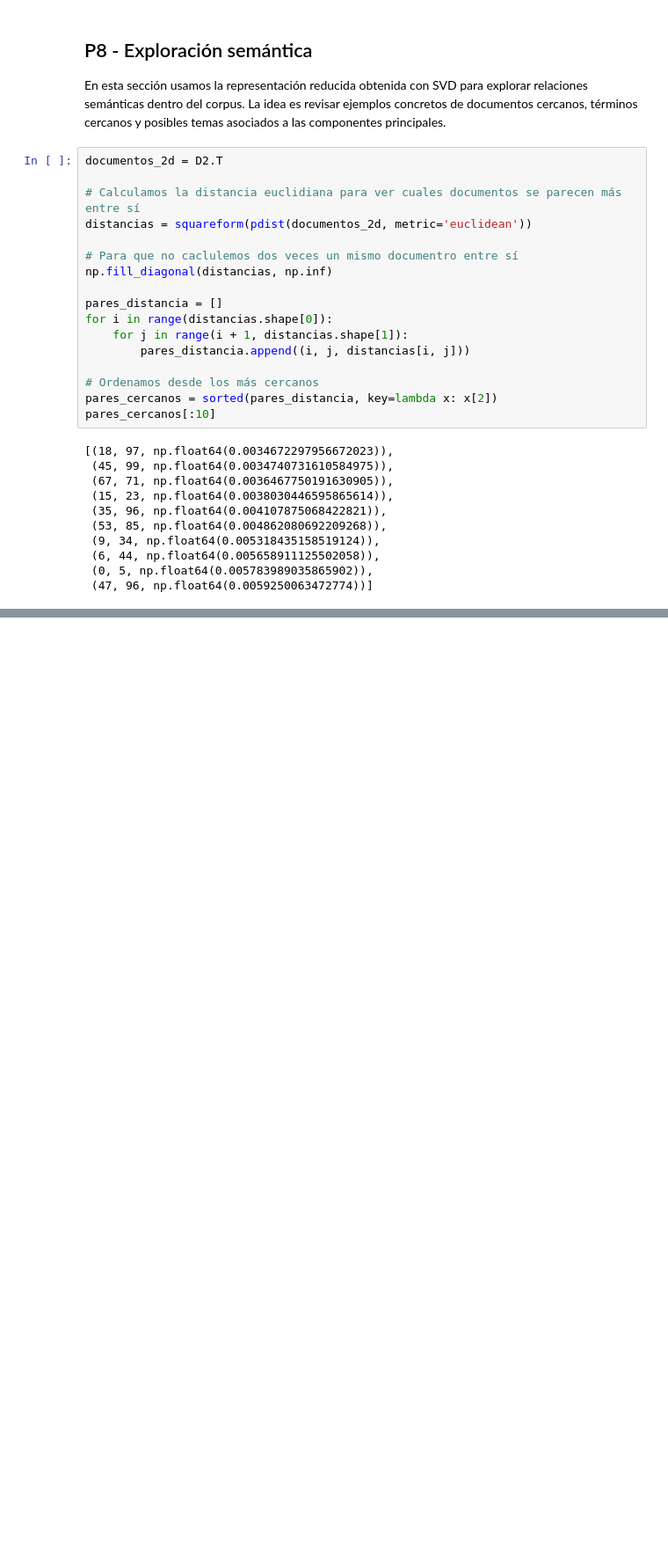
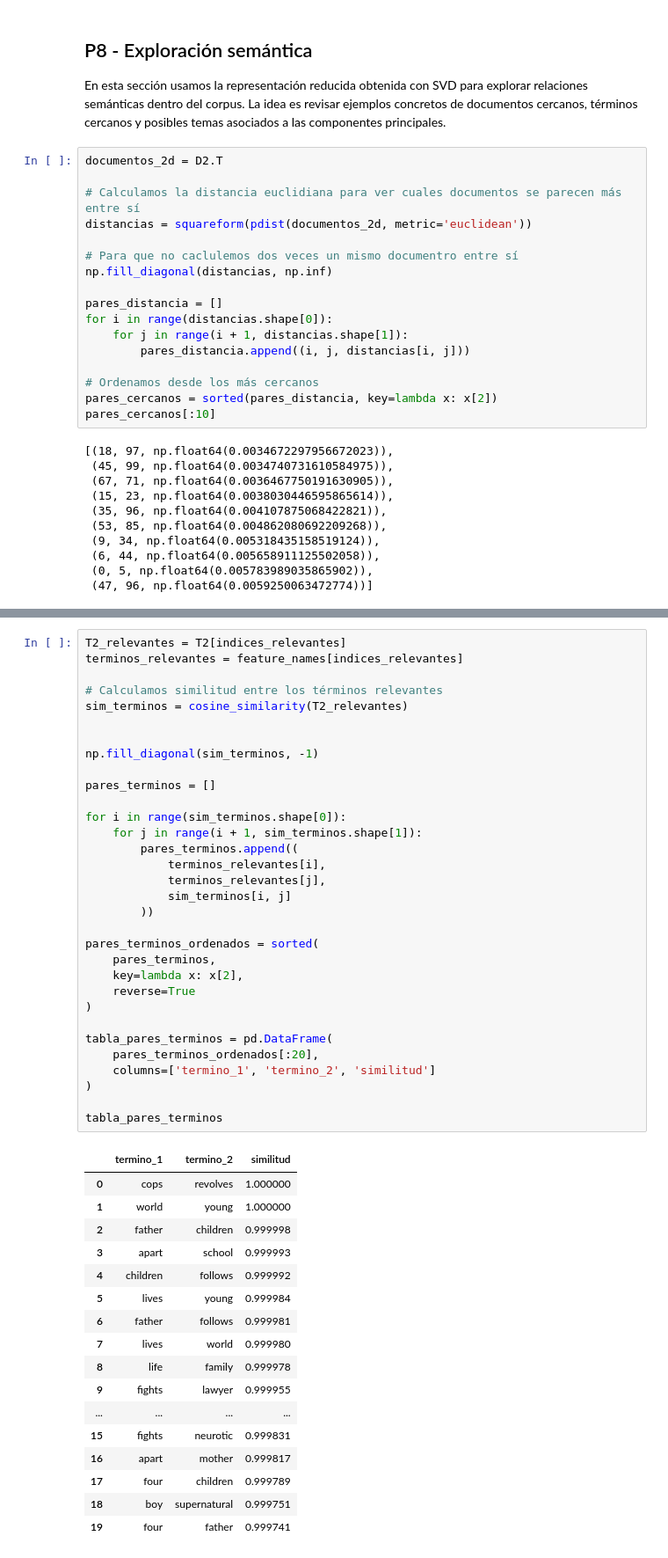
Before and after one commit to ariqueb/Proyecto-Algebra-Avanzada, a Jupyter notebook: proyecto_algebra.ipynb, the cells around one changed output, grey strips where cells are left out. Shown at 88% size. Cells and saved outputs as stored; diff of their text form; blank space fills up the shorter version.

```diff
--- a/proyecto_algebra.ipynb
+++ b/proyecto_algebra.ipynb
@@ -658,0 +662,50 @@ Ejemplo 1: Podemos notar que en si estas dos peliculas se parecen al ser de epoc
+# %%
+T2_relevantes = T2[indices_relevantes]
+terminos_relevantes = feature_names[indices_relevantes]
+
+# Calculamos similitud entre los términos relevantes
+sim_terminos = cosine_similarity(T2_relevantes)
+
+
+np.fill_diagonal(sim_terminos, -1)
+
+pares_terminos = []
+
+for i in range(sim_terminos.shape[0]):
+    for j in range(i + 1, sim_terminos.shape[1]):
+        pares_terminos.append((
+            terminos_relevantes[i],
+            terminos_relevantes[j],
+            sim_terminos[i, j]
+        ))
+
+pares_terminos_ordenados = sorted(
+    pares_terminos,
+    key=lambda x: x[2],
+    reverse=True
+)
+
+tabla_pares_terminos = pd.DataFrame(
+    pares_terminos_ordenados[:20],
+    columns=['termino_1', 'termino_2', 'similitud']
+)
+
+tabla_pares_terminos
+# %% [output]
+|  | termino_1 | termino_2 | similitud |
+| 0 | cops | revolves | 1.000000 |
+| 1 | world | young | 1.000000 |
+| 2 | father | children | 0.999998 |
+| 3 | apart | school | 0.999993 |
+| 4 | children | follows | 0.999992 |
+| 5 | lives | young | 0.999984 |
+| 6 | father | follows | 0.999981 |
+| 7 | lives | world | 0.999980 |
+| 8 | life | family | 0.999978 |
+| 9 | fights | lawyer | 0.999955 |
+| ... | ... | ... | ... |
+| 15 | fights | neurotic | 0.999831 |
+| 16 | apart | mother | 0.999817 |
+| 17 | four | children | 0.999789 |
+| 18 | boy | supernatural | 0.999751 |
+| 19 | four | father | 0.999741 |
```
Also changed, not shown: parts of 7 cells of this notebook.
